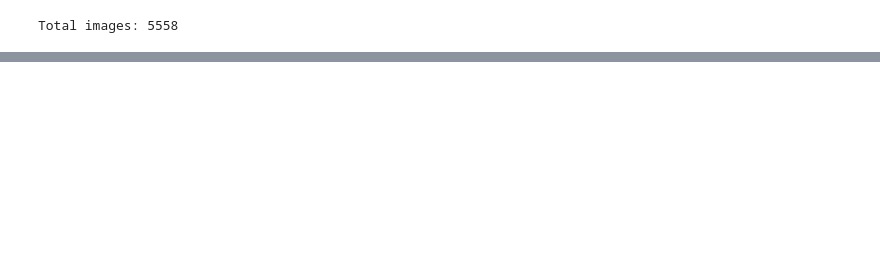
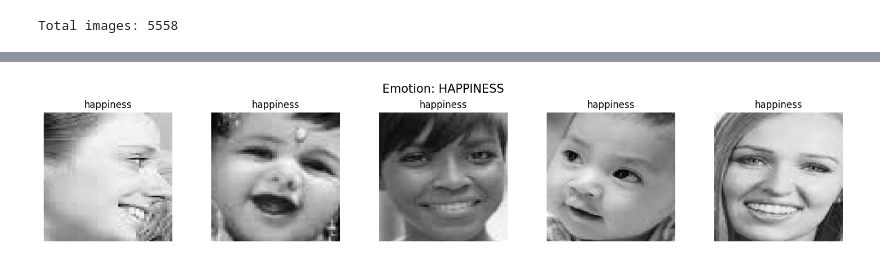
Before and after one commit to hannahkiesow/face_it, a Jupyter notebook: eda_rafa/dataset_exploration.ipynb, the cells around one changed output, grey strips where cells are left out. Cells and saved outputs as stored; diff of their text form; code cells hidden in the pictures; blank space fills up the shorter version.

```diff
--- a/eda_rafa/dataset_exploration.ipynb
+++ b/eda_rafa/dataset_exploration.ipynb
@@ -58,4 +83,5 @@ Passing `palette` without assigning `hue` is deprecated and will be removed in v
 # %%
+# Function to easily display 5 pictures per emotion, once called:
 def show_images(emotion, n=5):
     folder = os.path.join(base_dir, emotion)
     files = [f for f in os.listdir(folder) if f.lower().endswith('.png')][:n]
@@ -67,7 +93,7 @@ def show_images(emotion, n=5):
         plt.imshow(img, cmap='gray')
         plt.title(f"{emotion}")
         plt.axis('off')
-    plt.suptitle(f"Sample Images: {emotion}", fontsize=16)
+    plt.suptitle(f"Emotion: {emotion.upper()}", fontsize=15)
     plt.tight_layout()
     plt.show()
 # %%
@@ -103,0 +112,5 @@ nothing added to commit but untracked files present (use "git add" to track)
+# %%
+## Testing:
+show_images('happiness')
+# %% [output]
+[figure, added]
```
Also changed, not shown: parts of 20 cells of this notebook.
